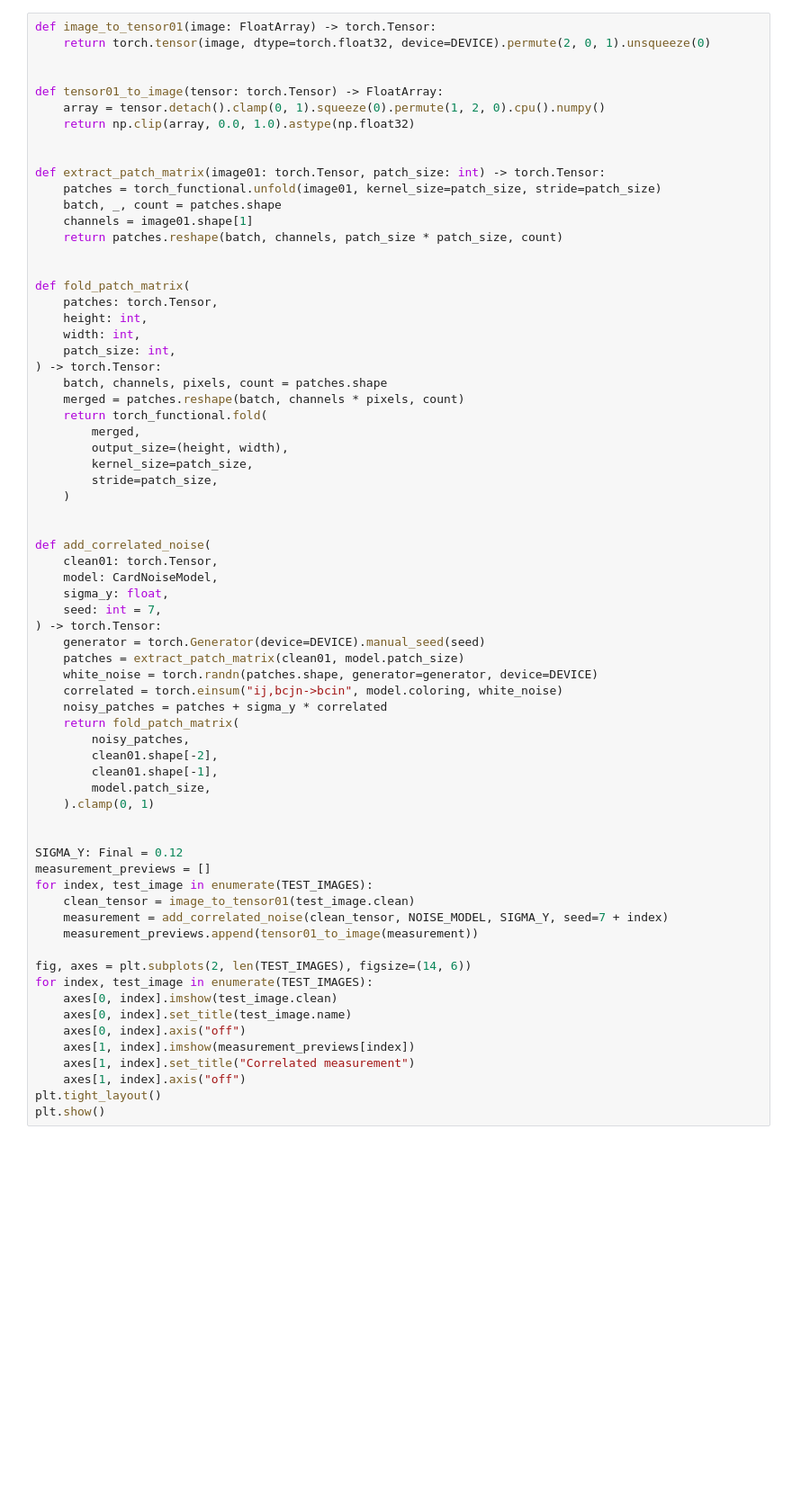
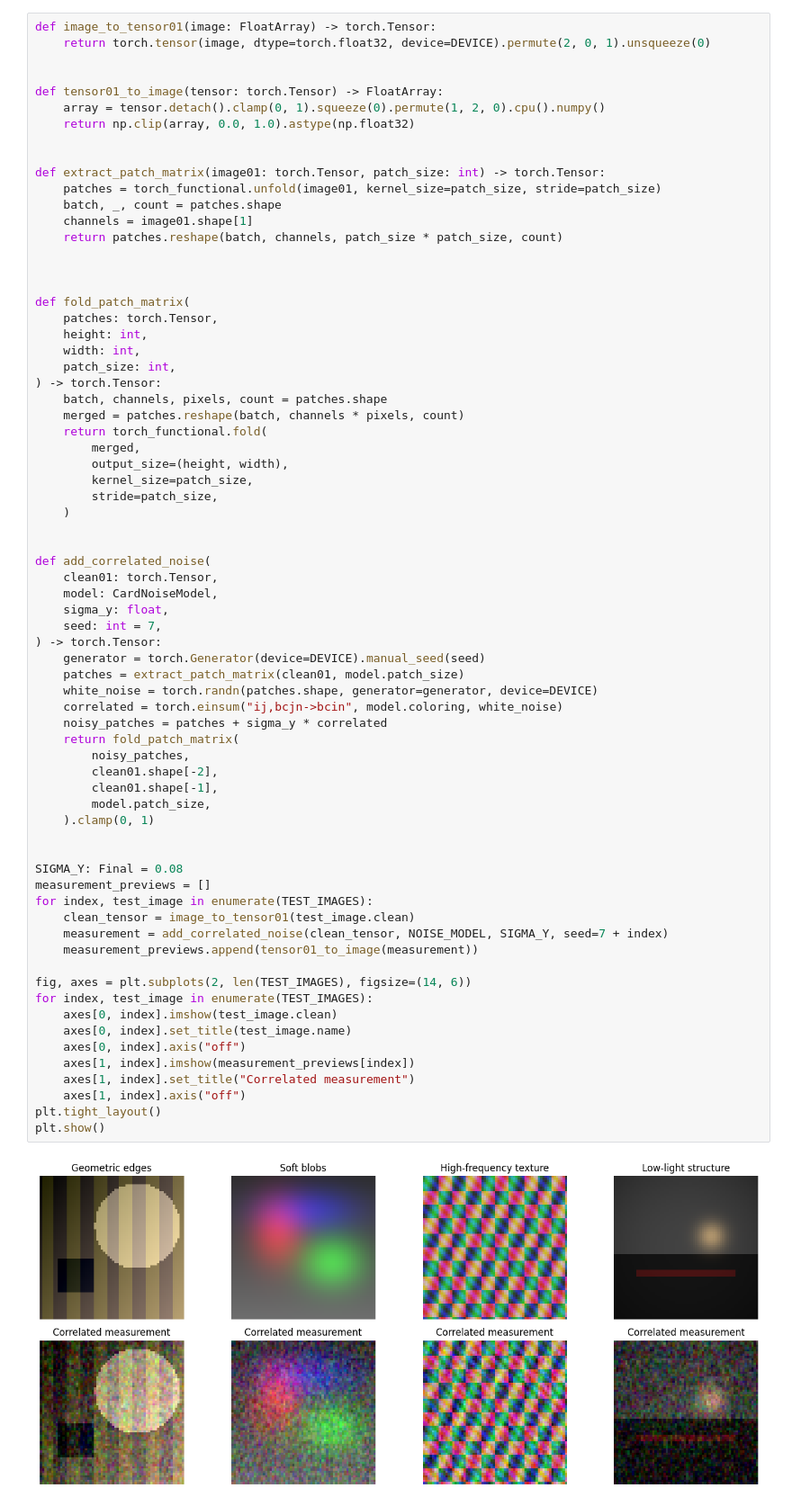
Before and after one commit to hadif1999/DIP_course_final_project, a Jupyter notebook: card_guided_diffusion_colab.ipynb, the cells around one changed output. Shown at 90% size. Saved outputs shown, nothing was run; the diff lists cells and outputs as text; blank space fills up the shorter version.

```diff
--- a/card_guided_diffusion_colab.ipynb
+++ b/card_guided_diffusion_colab.ipynb
@@ -294,6 +305,7 @@ def extract_patch_matrix(image01: torch.Tensor, patch_size: int) -> torch.Tensor
     batch, _, count = patches.shape
     channels = image01.shape[1]
     return patches.reshape(batch, channels, patch_size * patch_size, count)
+
 
 
 def fold_patch_matrix(
@@ -320,32 +332,34 @@ def add_correlated_noise(
 ) -> torch.Tensor:
     generator = torch.Generator(device=DEVICE).manual_seed(seed)
     patches = extract_patch_matrix(clean01, model.patch_size)
     white_noise = torch.randn(patches.shape, generator=generator, device=DEVICE)
     correlated = torch.einsum("ij,bcjn->bcin", model.coloring, white_noise)
     noisy_patches = patches + sigma_y * correlated
     return fold_patch_matrix(
         noisy_patches,
         clean01.shape[-2],
         clean01.shape[-1],
         model.patch_size,
     ).clamp(0, 1)
 
 
-SIGMA_Y: Final = 0.12
+SIGMA_Y: Final = 0.08
 measurement_previews = []
 for index, test_image in enumerate(TEST_IMAGES):
     clean_tensor = image_to_tensor01(test_image.clean)
     measurement = add_correlated_noise(clean_tensor, NOISE_MODEL, SIGMA_Y, seed=7 + index)
     measurement_previews.append(tensor01_to_image(measurement))
 
 fig, axes = plt.subplots(2, len(TEST_IMAGES), figsize=(14, 6))
 for index, test_image in enumerate(TEST_IMAGES):
     axes[0, index].imshow(test_image.clean)
     axes[0, index].set_title(test_image.name)
     axes[0, index].axis("off")
     axes[1, index].imshow(measurement_previews[index])
     axes[1, index].set_title("Correlated measurement")
     axes[1, index].axis("off")
 plt.tight_layout()
 plt.show()
+# %% [output]
+[figure, added]
 # %% [markdown]
```
Also changed, not shown: parts of 19 cells of this notebook, 25 other files.
